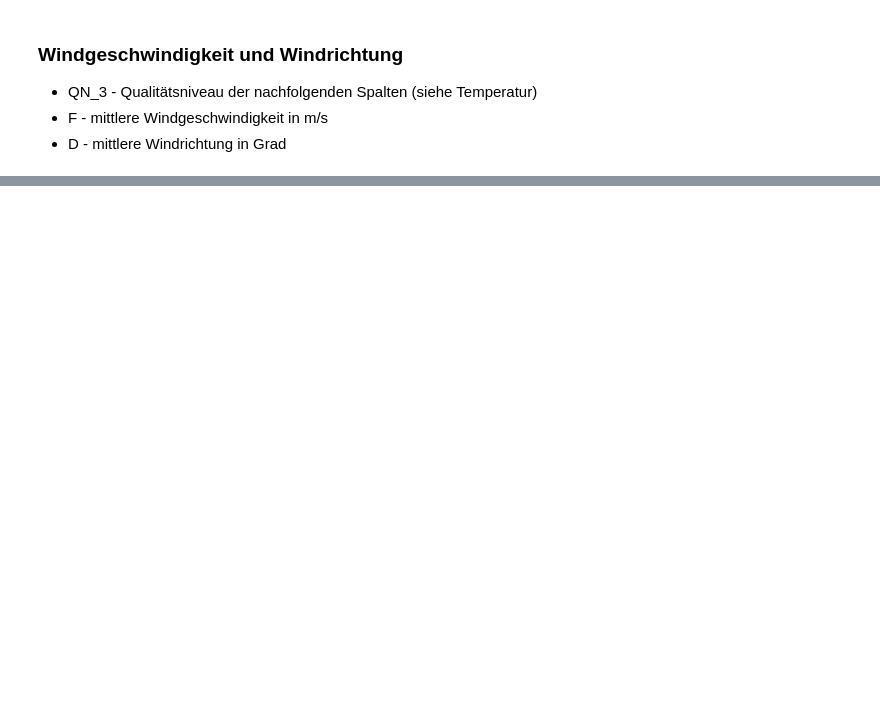
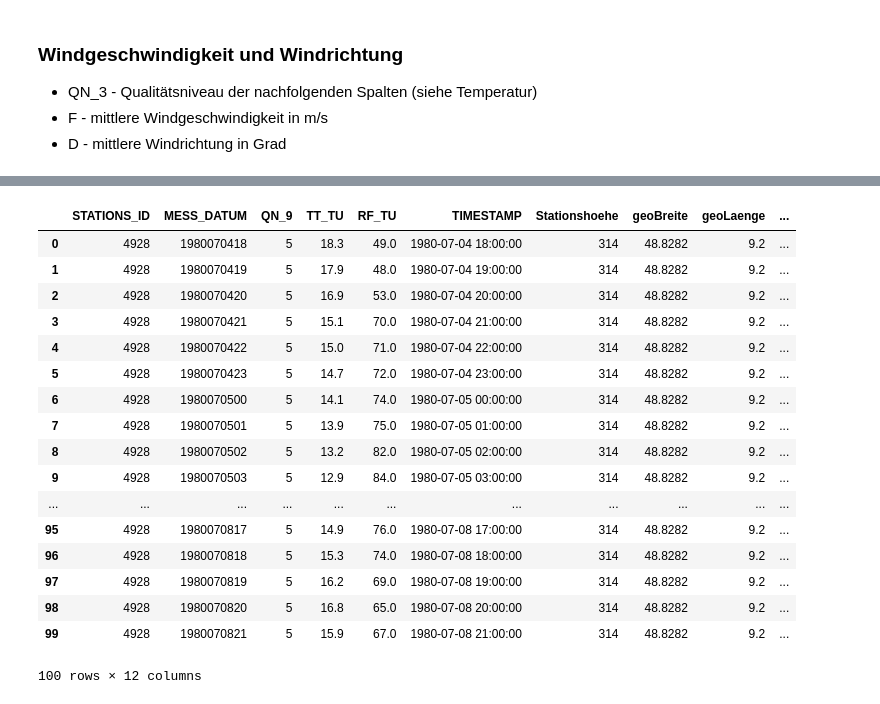
Before and after one commit to anofox/StZ_Feinstaub_Hackathon, a Jupyter notebook: Jupyter Notebooks/DWD Weatherdata.ipynb, the cells around one changed output, grey strips where cells are left out. Saved outputs shown, nothing was run; the diff lists cells and outputs as text; code cells hidden in the pictures; blank space fills up the shorter version.

```diff
--- a/Jupyter Notebooks/DWD Weatherdata.ipynb
+++ b/Jupyter Notebooks/DWD Weatherdata.ipynb
@@ -268,6 +271,6 @@ wind_df.sample(10)
 # %%
 sess = SparkSession.builder \
                    .master("local[*]") \
-                   .config("spark.driver.memory", "32g") \
+                   .config("spark.driver.memory", "16g") \
                    .getOrCreate()
 # %%
@@ -309,0 +319,4 @@ only showing top 20 rows
+# %%
+s_temp_df = sess.read.parquet("./dwd/temp.parquet")
+s_temp_df.printSchema()
+print(s_temp_df.count())
@@ -309,0 +341,21 @@ only showing top 20 rows
+# %%
+s_temp_df.limit(100).toPandas()
+# %% [output]
+|  | STATIONS_ID | MESS_DATUM | QN_9 | TT_TU | RF_TU | TIMESTAMP | Stationshoehe | geoBreite | geoLaenge | ... |
+| 0 | 4928 | 1980070418 | 5 | 18.3 | 49.0 | 1980-07-04 18:00:00 | 314 | 48.8282 | 9.2 | ... |
+| 1 | 4928 | 1980070419 | 5 | 17.9 | 48.0 | 1980-07-04 19:00:00 | 314 | 48.8282 | 9.2 | ... |
+| 2 | 4928 | 1980070420 | 5 | 16.9 | 53.0 | 1980-07-04 20:00:00 | 314 | 48.8282 | 9.2 | ... |
+| 3 | 4928 | 1980070421 | 5 | 15.1 | 70.0 | 1980-07-04 21:00:00 | 314 | 48.8282 | 9.2 | ... |
+| 4 | 4928 | 1980070422 | 5 | 15.0 | 71.0 | 1980-07-04 22:00:00 | 314 | 48.8282 | 9.2 | ... |
+| 5 | 4928 | 1980070423 | 5 | 14.7 | 72.0 | 1980-07-04 23:00:00 | 314 | 48.8282 | 9.2 | ... |
+| 6 | 4928 | 1980070500 | 5 | 14.1 | 74.0 | 1980-07-05 00:00:00 | 314 | 48.8282 | 9.2 | ... |
+| 7 | 4928 | 1980070501 | 5 | 13.9 | 75.0 | 1980-07-05 01:00:00 | 314 | 48.8282 | 9.2 | ... |
+| 8 | 4928 | 1980070502 | 5 | 13.2 | 82.0 | 1980-07-05 02:00:00 | 314 | 48.8282 | 9.2 | ... |
+| 9 | 4928 | 1980070503 | 5 | 12.9 | 84.0 | 1980-07-05 03:00:00 | 314 | 48.8282 | 9.2 | ... |
+| ... | ... | ... | ... | ... | ... | ... | ... | ... | ... | ... |
+| 95 | 4928 | 1980070817 | 5 | 14.9 | 76.0 | 1980-07-08 17:00:00 | 314 | 48.8282 | 9.2 | ... |
+| 96 | 4928 | 1980070818 | 5 | 15.3 | 74.0 | 1980-07-08 18:00:00 | 314 | 48.8282 | 9.2 | ... |
+| 97 | 4928 | 1980070819 | 5 | 16.2 | 69.0 | 1980-07-08 19:00:00 | 314 | 48.8282 | 9.2 | ... |
+| 98 | 4928 | 1980070820 | 5 | 16.8 | 65.0 | 1980-07-08 20:00:00 | 314 | 48.8282 | 9.2 | ... |
+| 99 | 4928 | 1980070821 | 5 | 15.9 | 67.0 | 1980-07-08 21:00:00 | 314 | 48.8282 | 9.2 | ... |
+100 rows × 12 columns
```
Also changed, not shown: parts of 13 cells of this notebook, 6 other files.
